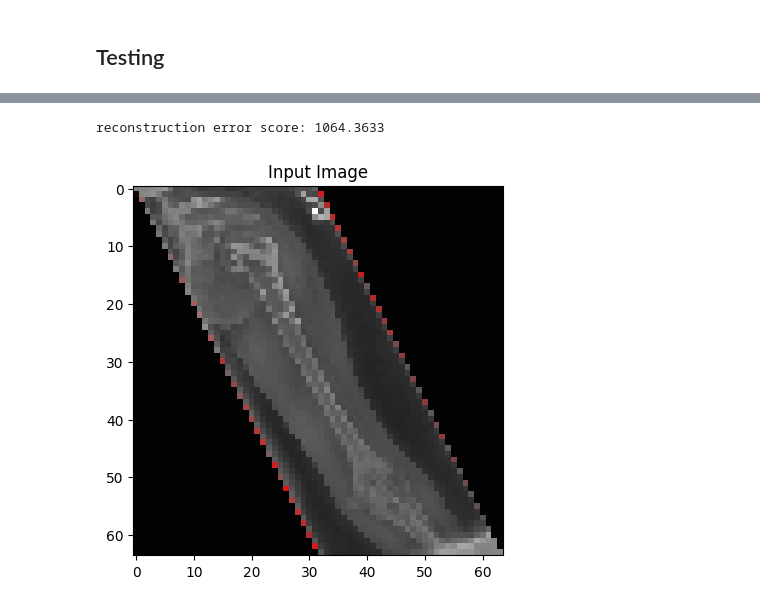
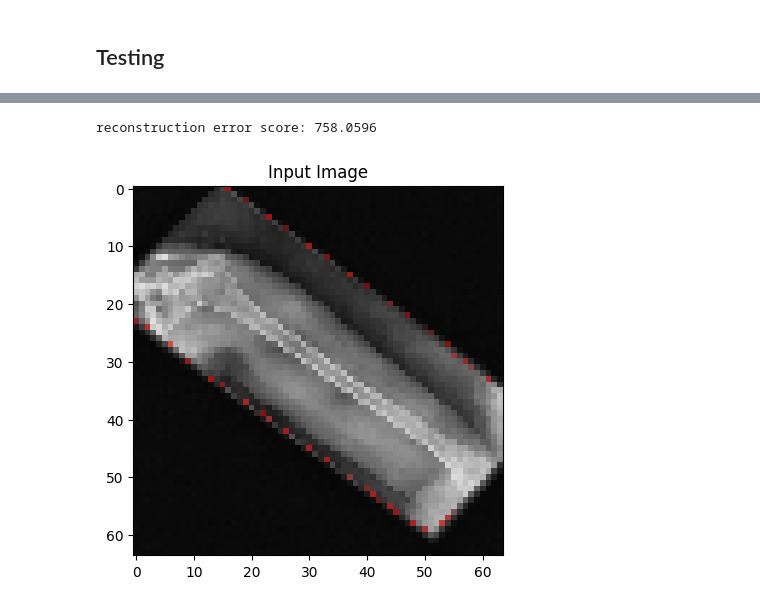
Before and after one commit to ronocara/Thesis-MURA, a Jupyter notebook: cara-main.ipynb, the cells around one changed output, grey strips where cells are left out. Saved outputs shown, nothing was run; the diff lists cells and outputs as text; code cells hidden in the pictures.

```diff
--- a/cara-main.ipynb
+++ b/cara-main.ipynb
@@ -63,17 +39,17 @@ generated = np.array(generated)
 # %%
 #getting mean reconstruction error score for the images tested
-re_score = losses.mean_squared_error(input_image, generated)
+re_score = losses.mean_squared_error(input_images, generated)
 re_score = np.mean(re_score)
 print("reconstruction error score:", re_score)
 # %% [output]
-reconstruction error score: 1064.3633
+reconstruction error score: 758.0596
 # %%
 #input image
-plt.imshow(image_datasets[2][0])
+plt.imshow(image_datasets[2][4])
 plt.title("Input Image")
 plt.show()
 # %% [output]
-[figure, old version]
+[figure, new version]
 # %%
 #rescaled generated image
 generated_rescaled = (generated[0] - generated[0].min()) / (generated[0].max() - generated[0].min())
```
Also changed, not shown: parts of 5 cells of this notebook, 2 other files.
